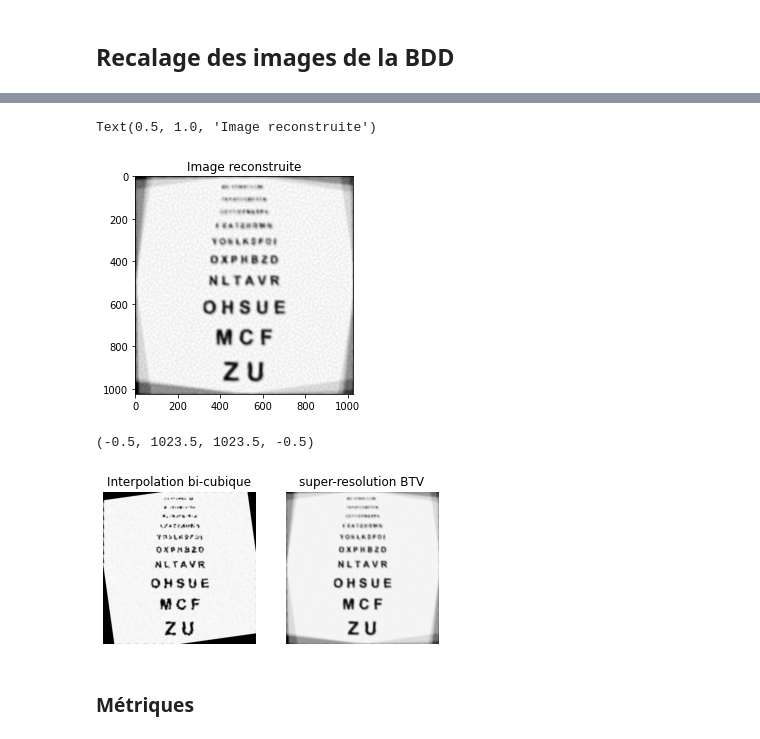
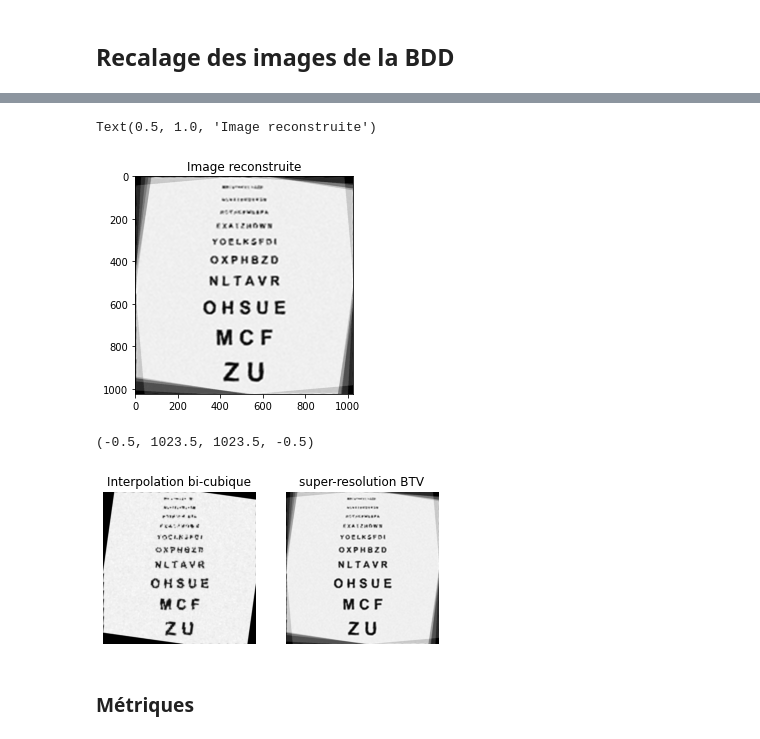
Before and after one commit to zoeducourau/Projet_fin_majeure, a Jupyter notebook: main script.ipynb, the cells around one changed output, grey strips where cells are left out. Drawn from its saved outputs; the diff is of its cells as text; code cells hidden in the pictures.

Commit message:
ADMM (prox)

```diff
--- a/main script.ipynb
+++ b/main script.ipynb
@@ -184,49 +184,60 @@ Text(0.5, 1.0, "crop zone d'intérêt")
 # %%
 # super resolution gradient descent
 X_k = np.copy(X_0)
+Z_k = np.zeros((np.shape(X_k)[0], np.shape(X_k)[1]))
+
 list_MSE = [10000000000, 1000000000]
 # condition d'arret
 epsilon = 0.5
 
 # parametres descente de gradient
 beta = 1 # pas de descente
-l = 1.5 # lambda
+l = 0.5 # lambda
+
+# parametres ADMM (prox)
+mu = 0.1
+gamma = 0.1
 
 # parametres regul TV
 gaussian_kernel = 1/16 * np.array([[1, 2, 1], [2, 4, 2], [1, 2, 1]])
-gamma = 1/8 * np.array([[1, 1,  1], [1, -8, 1], [1, 1,  1]]) # Laplacian kernel
+laplacian_kernel = 1/8 * np.array([[1, 1,  1], [1, -8, 1], [1, 1,  1]]) # Laplacian kernel
 I = np.identity(3)
 
 # parametres regul bilateral TV
 P = 3
 alpha = 0.6
 
 while list_MSE[-2] - list_MSE[-1]> epsilon:
 
     gradient = np.zeros(np.shape(X_k))
-    regularization = np.zeros(np.shape(X_k))
 
     for k in range(N_registration):
         # gradient
         gradient += G2(X_k, Y[k], M[k], gaussian_kernel_size, sampling_rate)
-        # regularization
-        # regularization += TV(X_k, gamma)
-        regularization += bilateral_TV(X_k, alpha, P)
 
-    X_k = X_k - beta * (gradient + l * regularization)
+    # regularization
+    # regularization = TV(X_k, gamma)
+    # regularization = bilateral_TV(X_k, alpha, P)
+
+    #X_k = X_k - beta * (gradient + l * regularization)
+
+    regularization_Z =  dX_bilateral_TV(X_k, Z_k, alpha, P)
+
+    X_k = X_k - gamma * (gradient - mu * regularization_Z)
+    Z_k = G_D_prox_bilateral_TV(X_k, Z_k, alpha, P, l, gamma)
 
 
     # Mean square error
     MSE_current = MSE(X_k[15:-15,200:-200], IMAGE_nb[15:-15,200:-200])
     list_MSE.append(MSE_current)
 
 
 plt.figure()
 plt.imshow(X_k, cmap = 'gray', vmin=0, vmax=255)
 plt.title("Image reconstruite")
 # %% [output]
 Text(0.5, 1.0, 'Image reconstruite')
-[figure, old version]
+[figure, new version]
 # %%
 img_interpolated_bicubic = cv2.warpAffine(cv2.resize(Y[0], X_0.shape), M[0], np.shape(X_0), flags=cv2.WARP_INVERSE_MAP)
 
@@ -243,6 +254,6 @@ plt.title('super-resolution BTV')
 plt.axis('off')
 # %% [output]
 (-0.5, 1023.5, 1023.5, -0.5)
-[figure, old version]
+[figure, new version]
 # %% [markdown]
 ### Métriques
```
Also changed, not shown: parts of 4 cells of this notebook, 1 other file.
